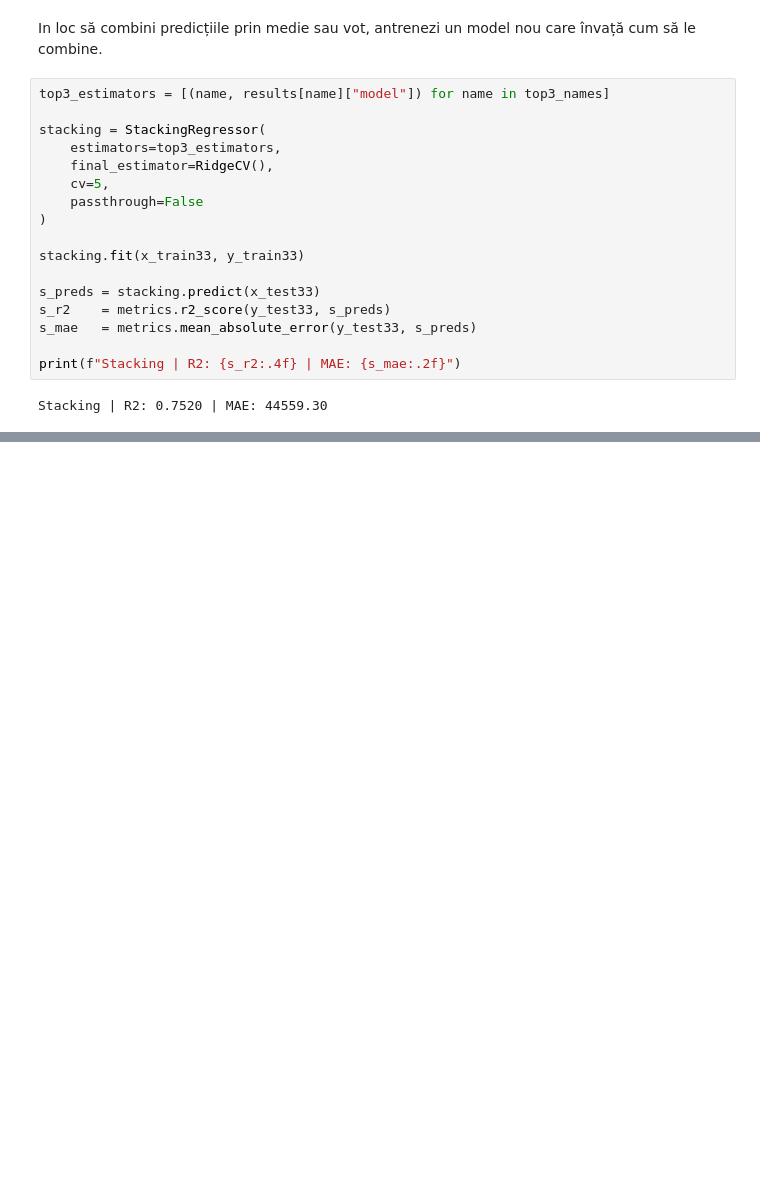
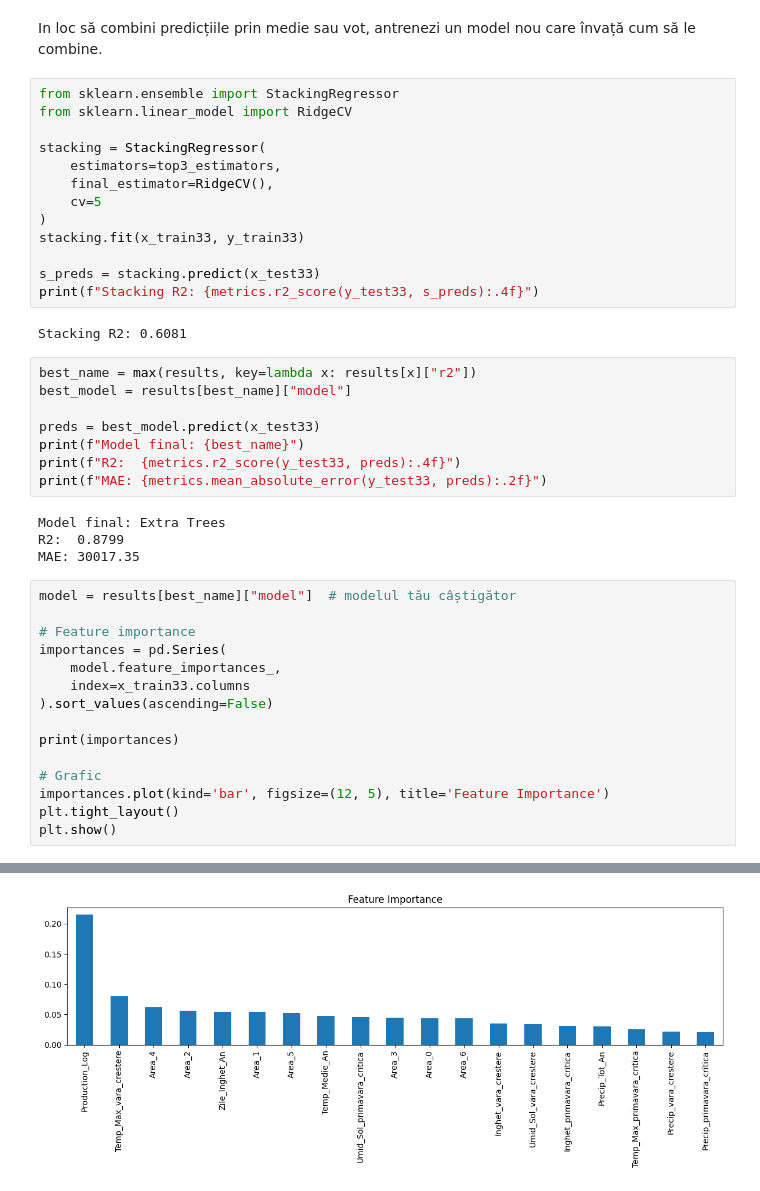
Before and after one commit to PopAdrian1/ML-project, a Jupyter notebook: Proiect nou/Predictie randament productie mere/main.ipynb, the cells around one changed output, grey strips where cells are left out. Drawn from its saved outputs; the diff is of its cells as text; blank space fills up the shorter version.

```diff
--- a/Proiect nou/Predictie randament productie mere/main.ipynb
+++ b/Proiect nou/Predictie randament productie mere/main.ipynb
@@ -469,21 +478,45 @@ Voting Weighted | R2: 0.7834 | MAE: 42559.20
 # %% [markdown]
 In loc să combini predicțiile prin medie sau vot, antrenezi un model nou care învață cum să le combine.
 # %%
-top3_estimators = [(name, results[name]["model"]) for name in top3_names]
+from sklearn.ensemble import StackingRegressor
+from sklearn.linear_model import RidgeCV
 
 stacking = StackingRegressor(
     estimators=top3_estimators,
     final_estimator=RidgeCV(),
-    cv=5,
-    passthrough=False
+    cv=5
 )
-
 stacking.fit(x_train33, y_train33)
 
 s_preds = stacking.predict(x_test33)
-s_r2    = metrics.r2_score(y_test33, s_preds)
-s_mae   = metrics.mean_absolute_error(y_test33, s_preds)
-
-print(f"Stacking | R2: {s_r2:.4f} | MAE: {s_mae:.2f}")
+print(f"Stacking R2: {metrics.r2_score(y_test33, s_preds):.4f}")
 # %% [output]
-Stacking | R2: 0.7520 | MAE: 44559.30
+Stacking R2: 0.6081
+# %%
+best_name = max(results, key=lambda x: results[x]["r2"])
+best_model = results[best_name]["model"]
+
+preds = best_model.predict(x_test33)
+print(f"Model final: {best_name}")
+print(f"R2:  {metrics.r2_score(y_test33, preds):.4f}")
+print(f"MAE: {metrics.mean_absolute_error(y_test33, preds):.2f}")
+# %% [output]
+Model final: Extra Trees
+R2:  0.8799
+MAE: 30017.35
+# %%
+model = results[best_name]["model"]  # modelul tău câștigător
+
+# Feature importance
+importances = pd.Series(
+    model.feature_importances_,
+    index=x_train33.columns
+).sort_values(ascending=False)
+
+print(importances)
+
+# Grafic
+importances.plot(kind='bar', figsize=(12, 5), title='Feature Importance')
+plt.tight_layout()
+plt.show()
+# %% [output]
@@ -489,0 +543 @@ Stacking | R2: 0.7520 | MAE: 44559.30
+[figure, added]
```
Also changed, not shown: parts of 6 cells of this notebook.
